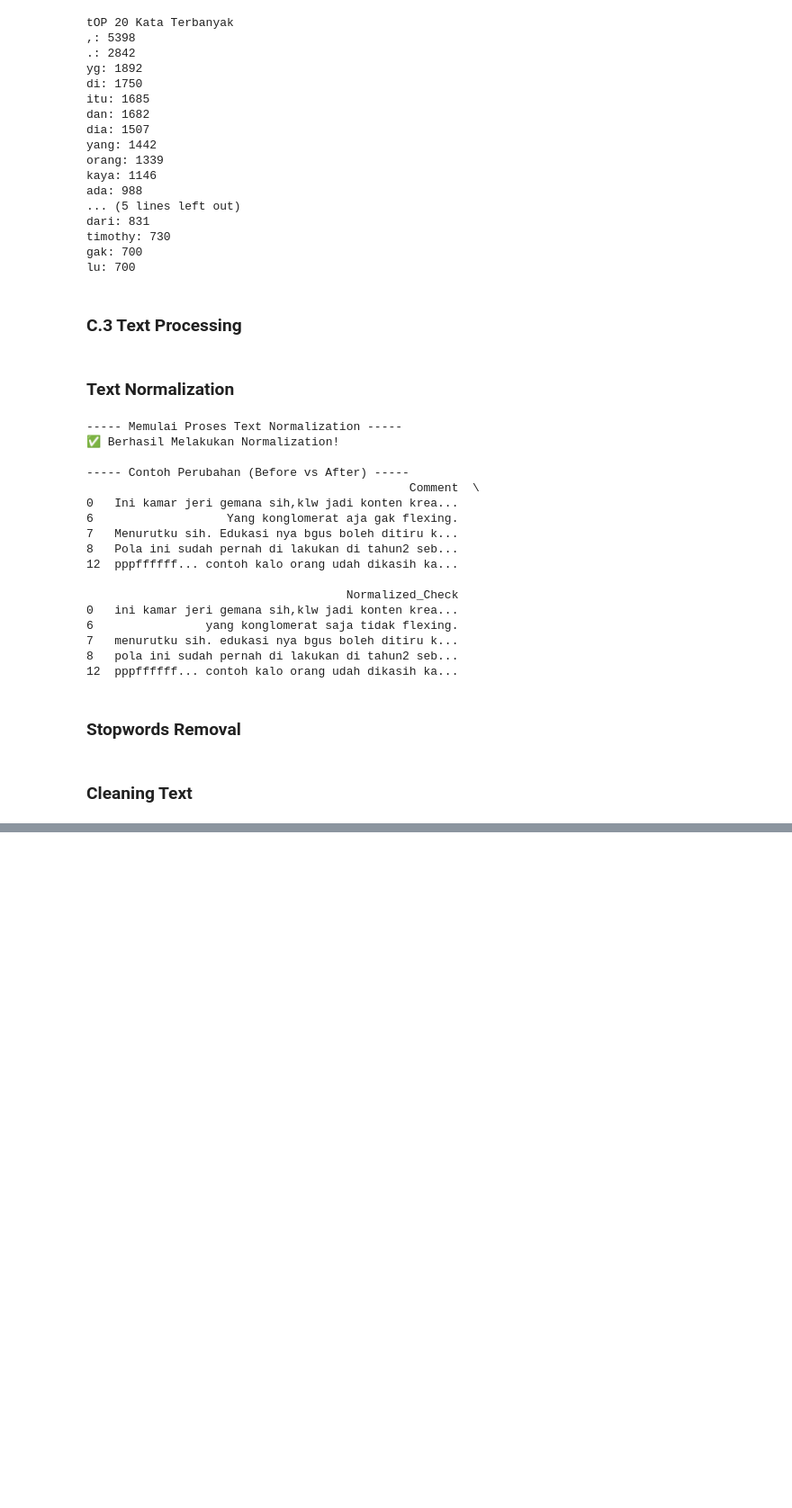
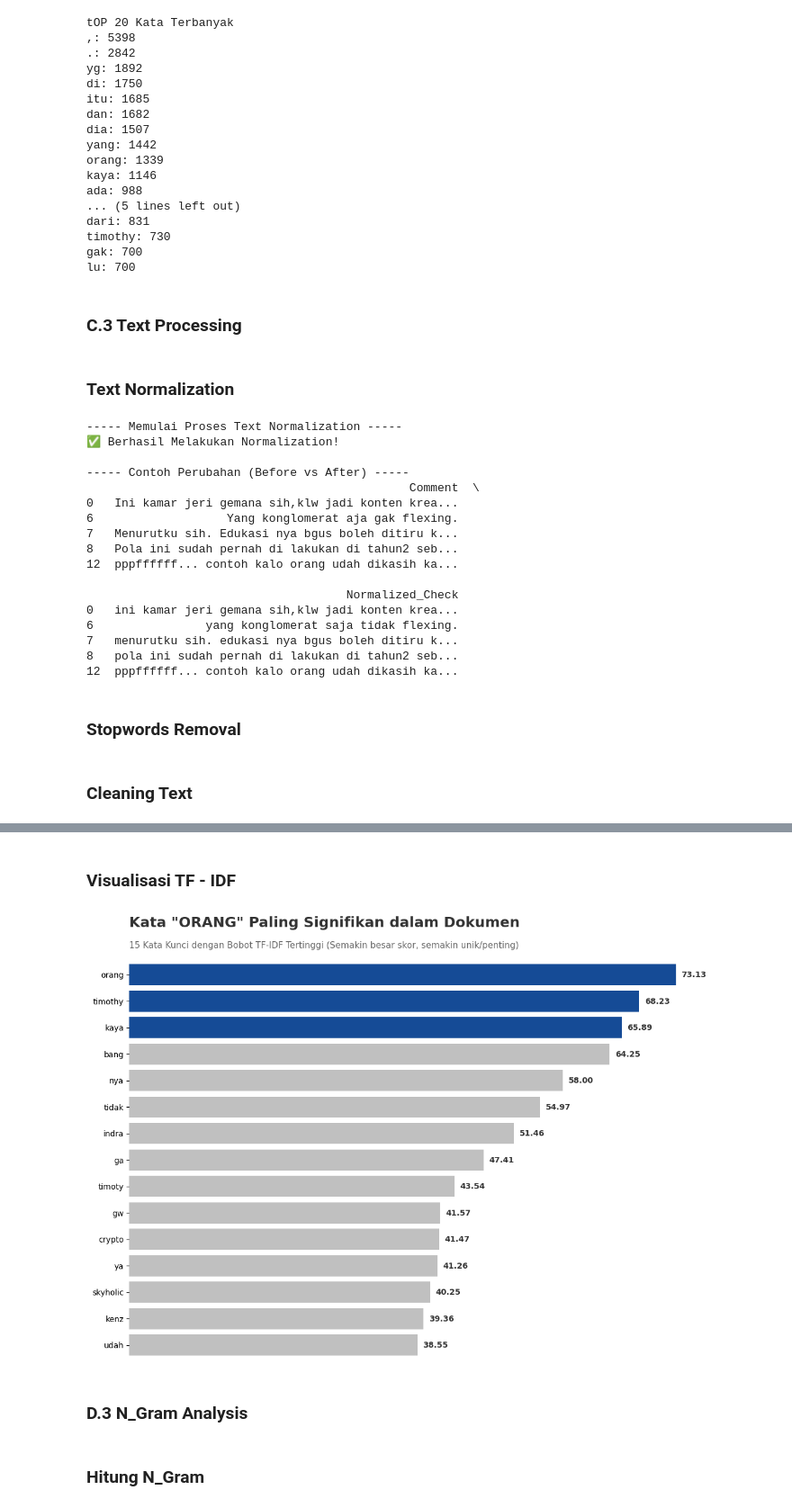
Before and after one commit to ghatpreneur/Data-Analytics-Project, a Jupyter notebook: Tmothy Sentiment Ana;ysis/Sentiment.ipynb, the cells around one changed output, grey strips where cells are left out. Shown at 90% size. Drawn from its saved outputs; the diff is of its cells as text; code cells hidden in the pictures; blank space fills up the shorter version.

```diff
--- a/Tmothy Sentiment Ana;ysis/Sentiment.ipynb
+++ b/Tmothy Sentiment Ana;ysis/Sentiment.ipynb
@@ -381,0 +424,3 @@ Contoh Hasil:
+# %%
+corpus = df['Clean_Comment'].apply(lambda x: str(x).split()).tolist()
+N = len(corpus)
@@ -381,0 +451,14 @@ Contoh Hasil:
+# %%
+df_counts = {}
+
+for doc in corpus:
+    # Pake unique biar kata yg muncul 2x di 1 dokumen tetep dihitung 1
+    unique_words = np.unique(doc)
+    for word in unique_words:
+        df_counts[word] = df_counts.get(word, 0) + 1
+
+# Hitung Nilai IDF
+idf_dict = {}
+for word, count in df_counts.items():
+    # Pake log10 dan smoothing (+1)
+    idf_dict[word] = np.log10(N / (count + 1))
@@ -381,0 +492,55 @@ Contoh Hasil:
+# %% [markdown]
+### Visualisasi TF - IDF
+# %%
+sorted_keywords = sorted(keyword_scores.items(), key=lambda x: x[1], reverse=True)
+
+# Slice
+plot_keywords = sorted_keywords[:15]
+
+# Pisahin Kata (Words) dan Skor (Scores) buat sumbu X dan Y
+words = [x[0] for x in plot_keywords]
+scores = [x[1] for x in plot_keywords]
+
+
+# LANJUT VISUALISASI (KODE LO YANG TADI)
+plt.figure(figsize=(12, 8))
+
+# Style
+colors = ['#C0C0C0'] * len(words)
+for i in range(3):
+    colors[i] = '#0047AB'
+
+# PLOT HORIZONTAL
+ax = sns.barplot(x=scores, y=words, palette=colors, hue=words, legend=False)
+
+# STORYTELLING TITLE
+top_word = words[0].upper()
+plt.text(x=0, y=-1.8,
+         s=f'Kata "{top_word}" Paling Signifikan dalam Dokumen',
+         fontsize=18, fontweight='bold', color='#333333')
+plt.text(x=0, y=-1.0,
+         s='15 Kata Kunci dengan Bobot TF-IDF Tertinggi (Semakin besar skor, semakin unik/penting)',
+         fontsize=11, color='#666666')
+
+#  CLEAN UP
+sns.despine(left=True, bottom=True)
+plt.xlabel(None)
+plt.ylabel(None)
+plt.xticks([])
+
+#  DIRECT LABELING
+max_score = max(scores)
+plt.xlim(0, max_score * 1.15)
+
+for i, v in enumerate(scores):
+    ax.text(v + (max_score * 0.01), i + 0.1, f"{v:.2f}",
+            color='#333333', fontweight='bold', fontsize=10)
+
+plt.tight_layout()
+plt.show()
+# %% [output]
+[figure, added]
+# %% [markdown]
+### D.3 N_Gram Analysis
+# %% [markdown]
+### Hitung N_Gram
```
Also changed, not shown: parts of 34 cells of this notebook.
